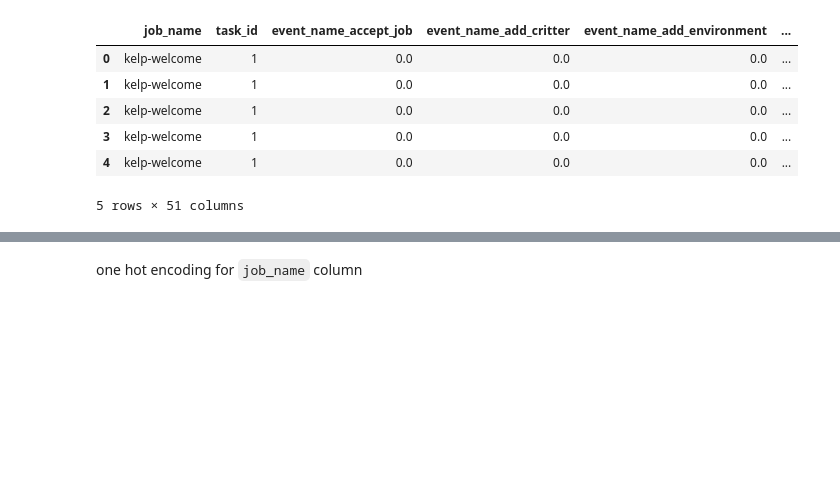
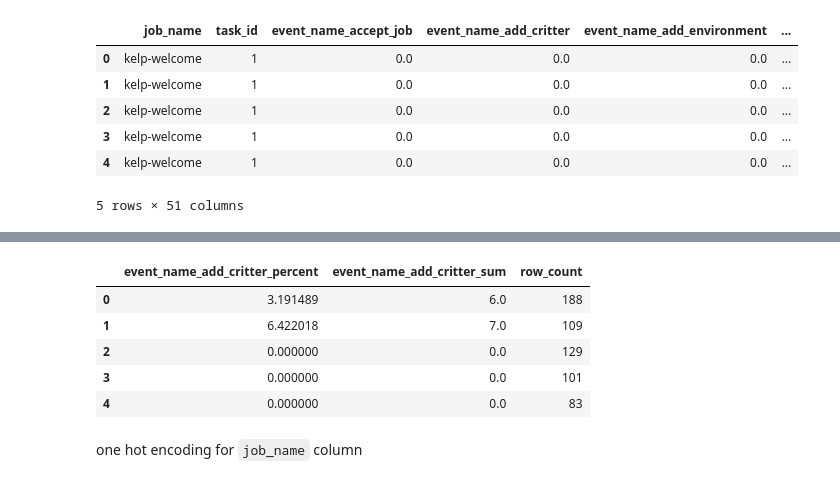
Before and after one commit to opengamedata/ogd-autocoder, a Jupyter notebook: raw_eda.ipynb, the cells around one changed output, grey strips where cells are left out. Saved outputs shown, nothing was run; the diff lists cells and outputs as text; code cells hidden in the pictures; blank space fills up the shorter version.

```diff
--- a/raw_eda.ipynb
+++ b/raw_eda.ipynb
@@ -437,3 +426,24 @@ clean_percent_df.head()
+# %%
+grouped = clean_1hot_df.groupby(["task_id", "job_name"])
+
+percent_df = grouped.mean() * 100
+sum_df = grouped.sum()
+count_df = grouped.size().rename("row_count")
+
+clean_agg_df = (
+    percent_df
+    .reset_index()
+    .merge(sum_df.reset_index(), on=["task_id", "job_name"], suffixes=('_percent', '_sum'))
+    .merge(count_df.reset_index(), on=["task_id", "job_name"])
+)
+clean_agg_df[["event_name_add_critter_percent", "event_name_add_critter_sum", "row_count"]].head()
+# %% [output]
+|  | event_name_add_critter_percent | event_name_add_critter_sum | row_count |
+| 0 | 3.191489 | 6.0 | 188 |
+| 1 | 6.422018 | 7.0 | 109 |
+| 2 | 0.000000 | 0.0 | 129 |
+| 3 | 0.000000 | 0.0 | 101 |
+| 4 | 0.000000 | 0.0 | 83 |
 # %% [markdown]
 one hot encoding for `job_name` column
 # %%
```
Also changed, not shown: parts of 16 cells of this notebook.
